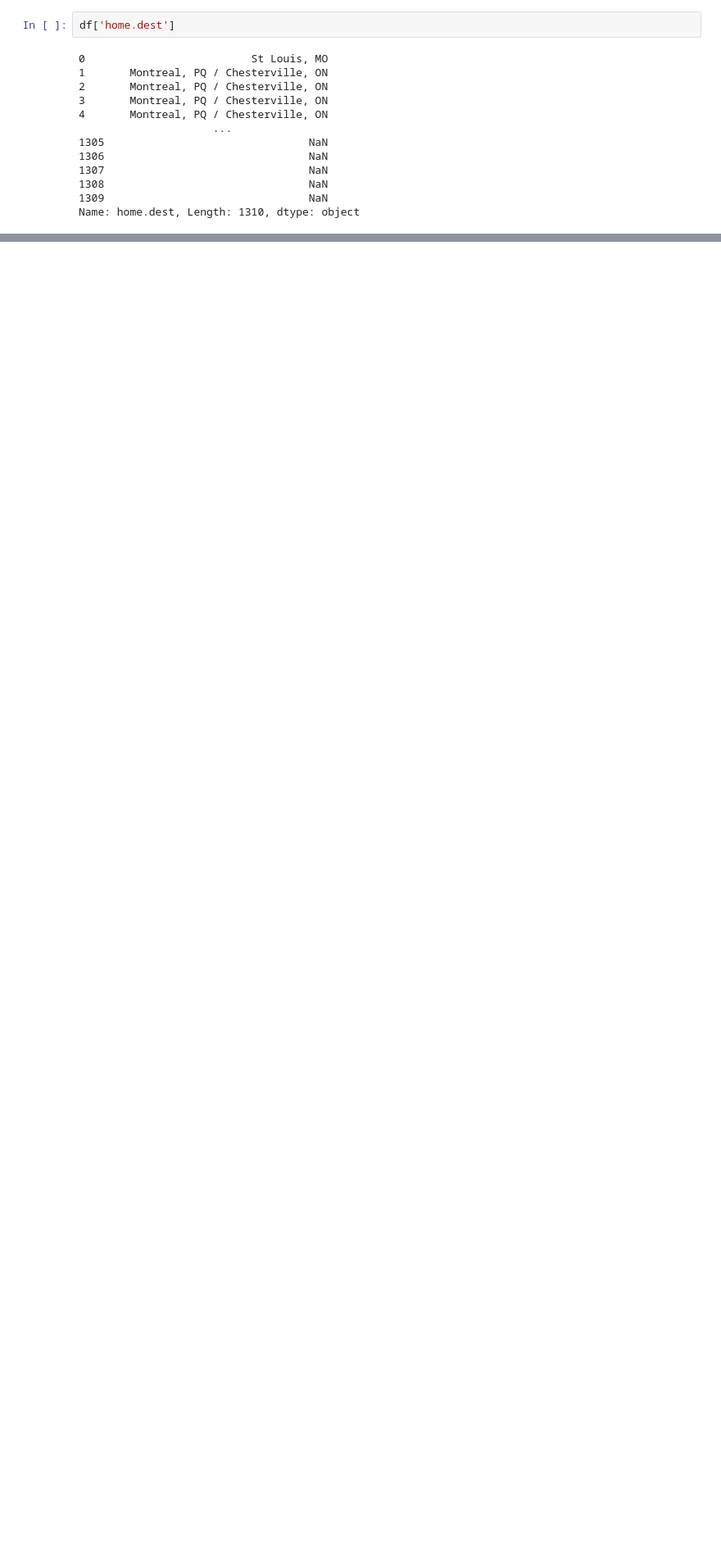
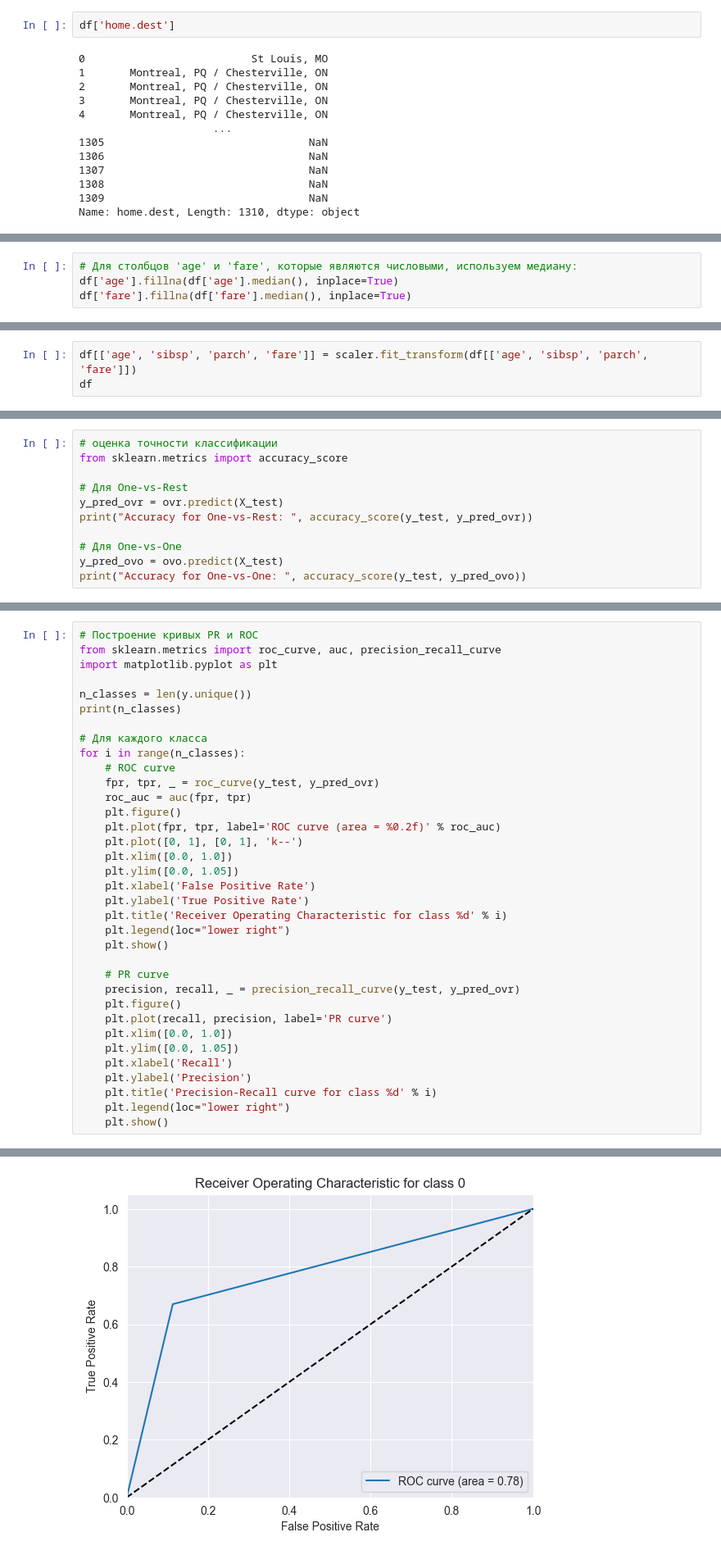
Before and after one commit to AlekseyKhaleev/MachineLearning, a Jupyter notebook: source/ML_LAB2.ipynb, the cells around one changed output, grey strips where cells are left out. Shown: that part at 82% size. Saved outputs shown, nothing was run; the diff lists cells and outputs as text; blank space fills up the shorter version.

```diff
--- a/source/ML_LAB2.ipynb
+++ b/source/ML_LAB2.ipynb
@@ -175,3 +231,7 @@ missing_columns = df1.columns[df1.isnull().any()].tolist()
 print(missing_columns)
 # %% [output]
 ['pclass', 'survived', 'age', 'sibsp', 'parch', 'fare']
+# %%
+# Для столбцов 'age' и 'fare', которые являются числовыми, используем медиану:
+df['age'].fillna(df['age'].median(), inplace=True)
+df['fare'].fillna(df['fare'].median(), inplace=True)
@@ -177,0 +262,3 @@ print(missing_columns)
+# %%
+df[['age', 'sibsp', 'parch', 'fare']] = scaler.fit_transform(df[['age', 'sibsp', 'parch', 'fare']])
+df
@@ -177,0 +330,11 @@ print(missing_columns)
+# %%
+# оценка точности классификации
+from sklearn.metrics import accuracy_score
+
+# Для One-vs-Rest
+y_pred_ovr = ovr.predict(X_test)
+print("Accuracy for One-vs-Rest: ", accuracy_score(y_test, y_pred_ovr))
+
+# Для One-vs-One
+y_pred_ovo = ovo.predict(X_test)
+print("Accuracy for One-vs-One: ", accuracy_score(y_test, y_pred_ovo))
@@ -177,0 +344,36 @@ print(missing_columns)
+# %%
+# Построение кривых PR и ROC
+from sklearn.metrics import roc_curve, auc, precision_recall_curve
+import matplotlib.pyplot as plt
+
+n_classes = len(y.unique())
+print(n_classes)
+
+# Для каждого класса
+for i in range(n_classes):
+    # ROC curve
+    fpr, tpr, _ = roc_curve(y_test, y_pred_ovr)
+    roc_auc = auc(fpr, tpr)
+    plt.figure()
+    plt.plot(fpr, tpr, label='ROC curve (area = %0.2f)' % roc_auc)
+    plt.plot([0, 1], [0, 1], 'k--')
+    plt.xlim([0.0, 1.0])
+    plt.ylim([0.0, 1.05])
+    plt.xlabel('False Positive Rate')
+    plt.ylabel('True Positive Rate')
+    plt.title('Receiver Operating Characteristic for class %d' % i)
+    plt.legend(loc="lower right")
+    plt.show()
+
+    # PR curve
+    precision, recall, _ = precision_recall_curve(y_test, y_pred_ovr)
+    plt.figure()
+    plt.plot(recall, precision, label='PR curve')
+    plt.xlim([0.0, 1.0])
+    plt.ylim([0.0, 1.05])
+    plt.xlabel('Recall')
+    plt.ylabel('Precision')
+    plt.title('Precision-Recall curve for class %d' % i)
+    plt.legend(loc="lower right")
+    plt.show()
+# %% [output]
@@ -177,0 +381 @@ print(missing_columns)
+[figure, added]
```
Also changed, not shown: parts of 19 cells of this notebook, 1 other file.
